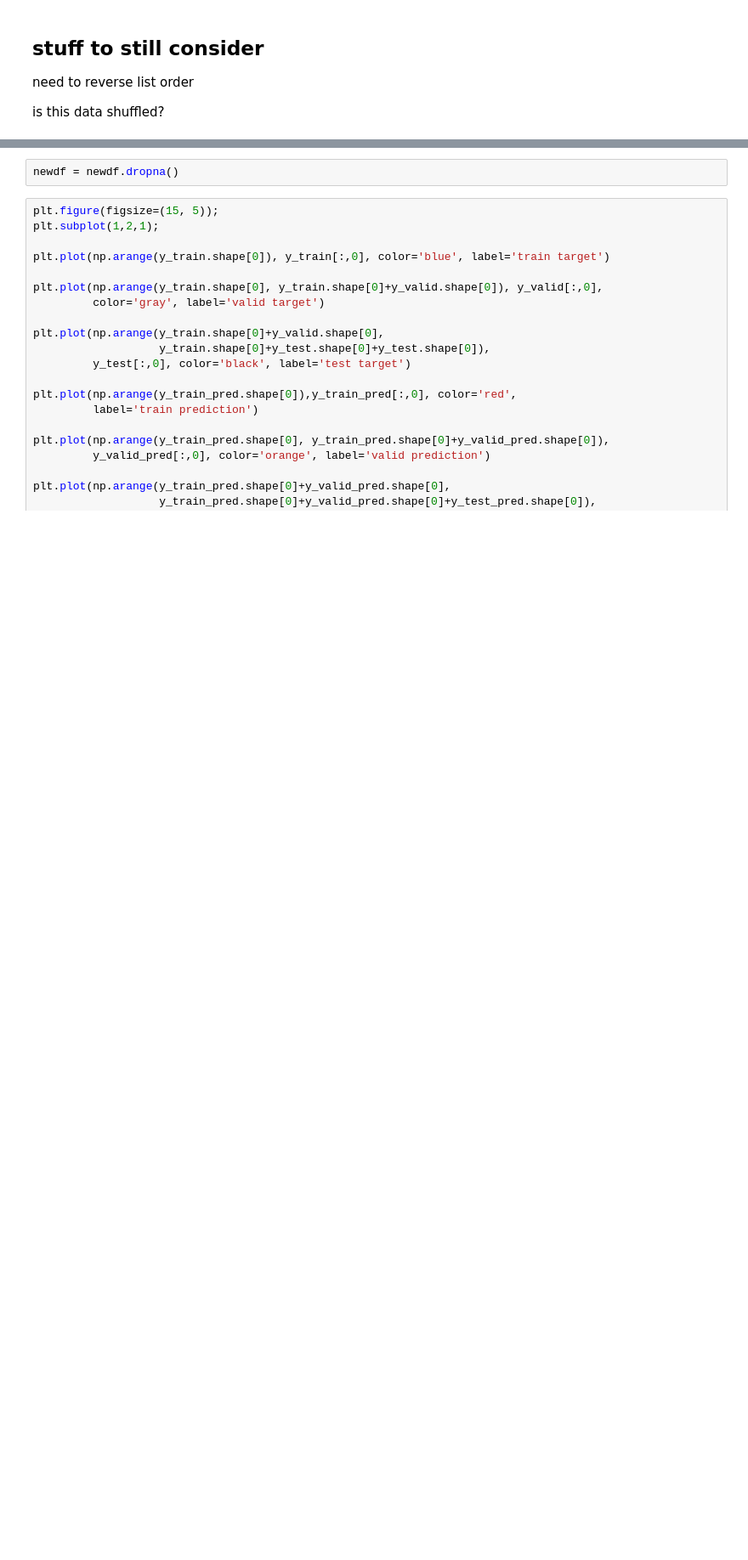
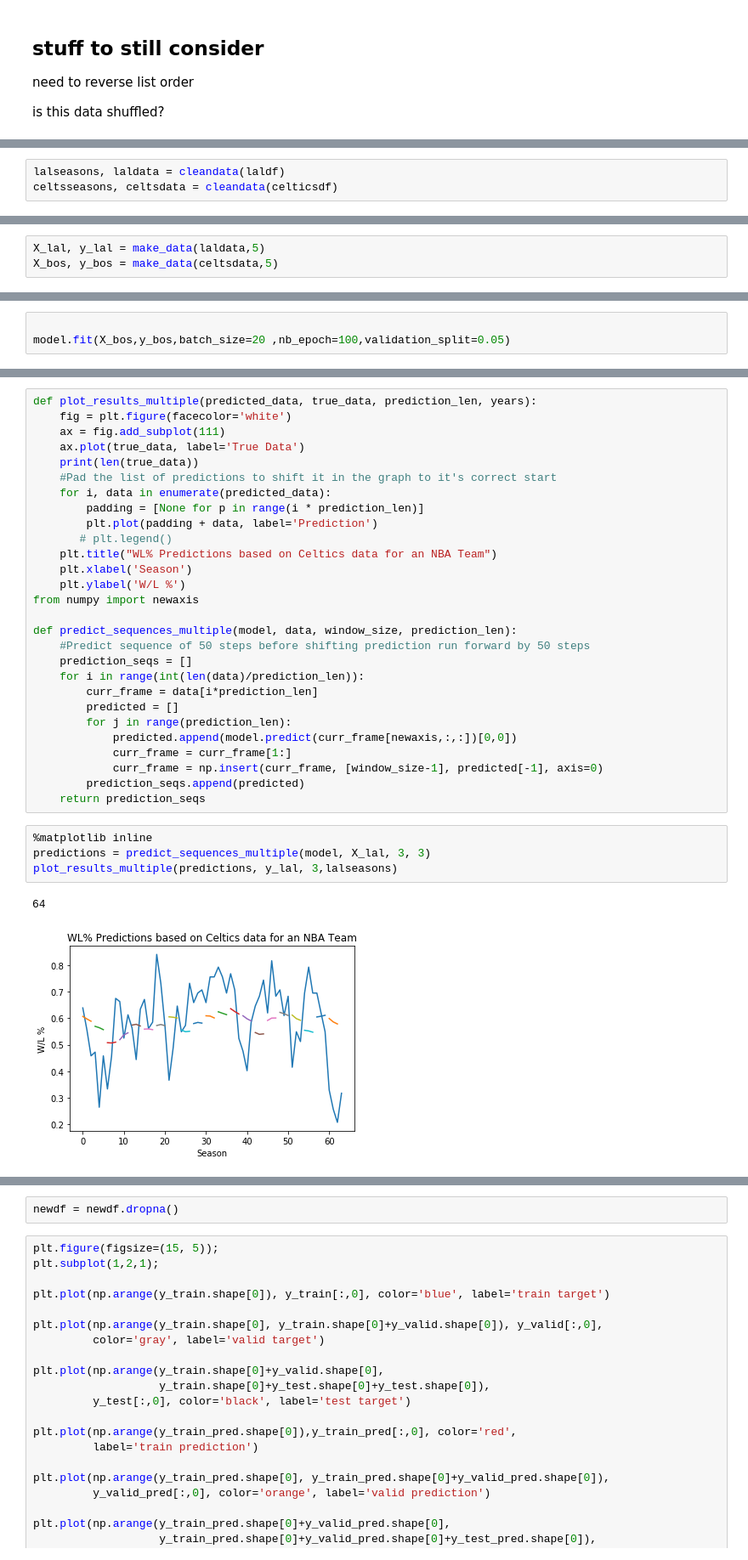
Before and after one commit to nkasmanoff/MLstuff, a Jupyter notebook: Phys476/project/Season_RNN.ipynb, the cells around one changed output, grey strips where cells are left out. Shown at 85% size. Cells and saved outputs as stored; diff of their text form; blank space fills up the shorter version.

```diff
--- a/Phys476/project/Season_RNN.ipynb
+++ b/Phys476/project/Season_RNN.ipynb
@@ -33,0 +41,3 @@ data = newdf.values
+# %%
+lalseasons, laldata = cleandata(laldf)
+celtsseasons, celtsdata = cleandata(celticsdf)
@@ -80,3 +144,6 @@ X_train,y_train,X_test, y_test = load_data(data,5)
+# %%
+X_lal, y_lal = make_data(laldata,5)
+X_bos, y_bos = make_data(celtsdata,5)
 # %%
 #Build Model, based on Siraj IDL 7
 model = Sequential()
@@ -101,0 +171,3 @@ print('compilation time : ', time.time() - start)
+# %%
+
+model.fit(X_bos,y_bos,batch_size=20 ,nb_epoch=100,validation_split=0.05)
@@ -102 +193,36 @@ print('compilation time : ', time.time() - start)
+# %%
+def plot_results_multiple(predicted_data, true_data, prediction_len, years):
+    fig = plt.figure(facecolor='white')
+    ax = fig.add_subplot(111)
+    ax.plot(true_data, label='True Data')
+    print(len(true_data))
+    #Pad the list of predictions to shift it in the graph to it's correct start
+    for i, data in enumerate(predicted_data):
+        padding = [None for p in range(i * prediction_len)]
+        plt.plot(padding + data, label='Prediction')
+       # plt.legend()
+    plt.title("WL% Predictions based on Celtics data for an NBA Team")
+    plt.xlabel('Season')
+    plt.ylabel('W/L %')
+from numpy import newaxis
+
+def predict_sequences_multiple(model, data, window_size, prediction_len):
+    #Predict sequence of 50 steps before shifting prediction run forward by 50 steps
+    prediction_seqs = []
+    for i in range(int(len(data)/prediction_len)):
+        curr_frame = data[i*prediction_len]
+        predicted = []
+        for j in range(prediction_len):
+            predicted.append(model.predict(curr_frame[newaxis,:,:])[0,0])
+            curr_frame = curr_frame[1:]
+            curr_frame = np.insert(curr_frame, [window_size-1], predicted[-1], axis=0)
+        prediction_seqs.append(predicted)
+    return prediction_seqs
+# %%
+%matplotlib inline
+predictions = predict_sequences_multiple(model, X_lal, 3, 3)
+plot_results_multiple(predictions, y_lal, 3,lalseasons)
+# %% [output]
+64
+[figure, added]
 # %%
```
Also changed, not shown: parts of 25 cells of this notebook, 2 other files.
